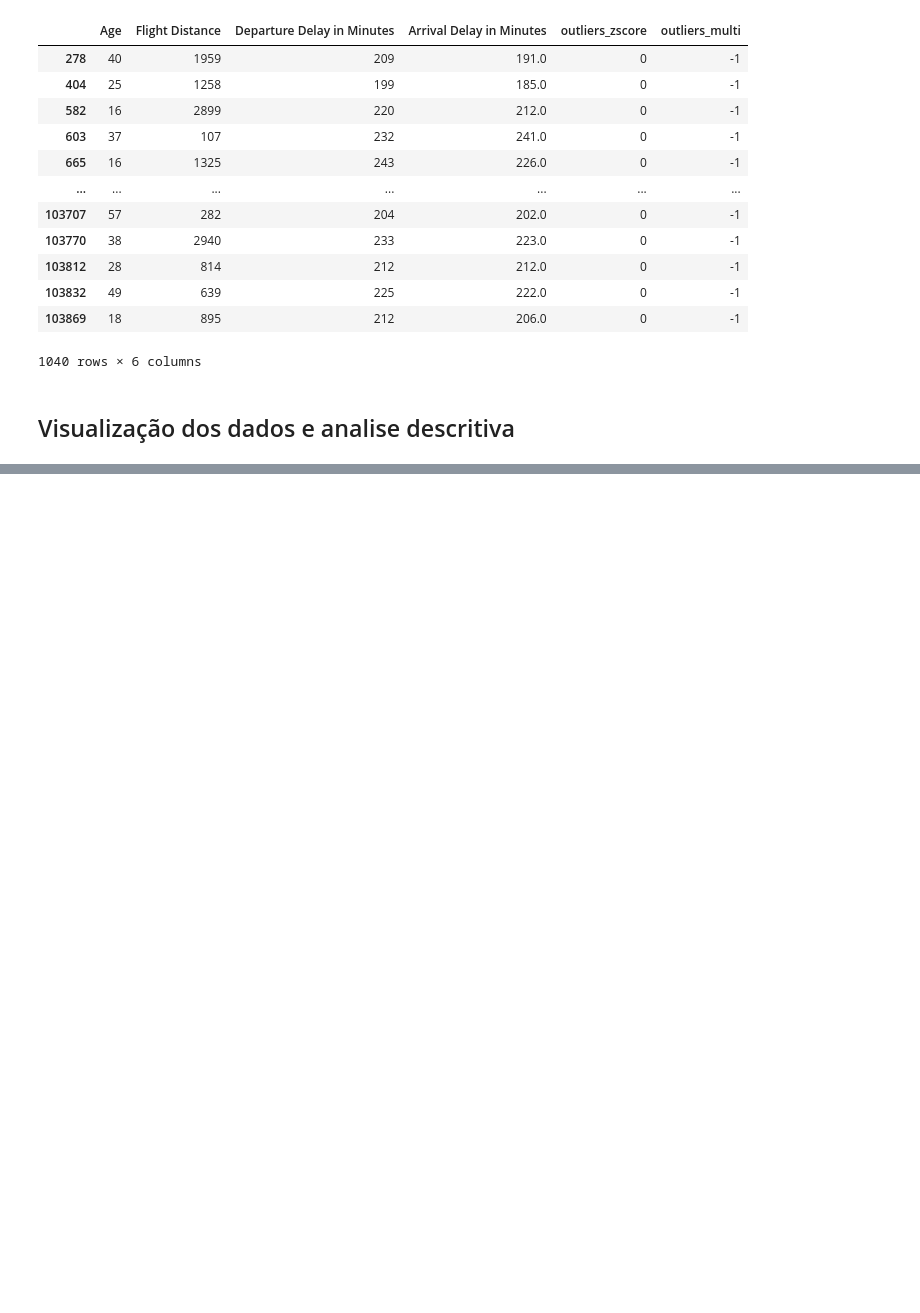
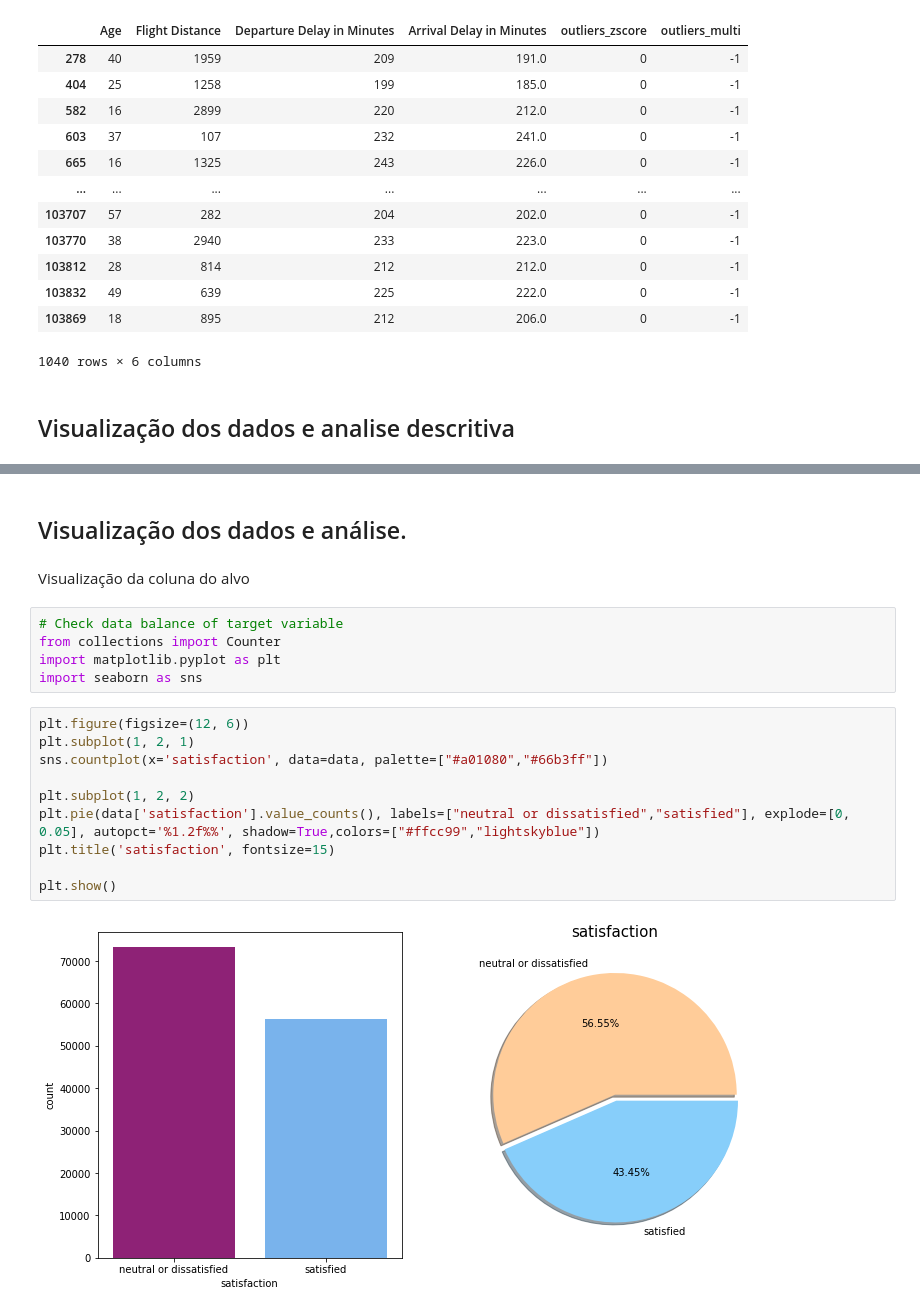
Before and after one commit to Pvcunha/introducao-ciencia-dados, a Jupyter notebook: introducao_ciencia_dados.ipynb, the cells around one changed output, grey strips where cells are left out. Cells and saved outputs as stored; diff of their text form; blank space fills up the shorter version.

```diff
--- a/introducao_ciencia_dados.ipynb
+++ b/introducao_ciencia_dados.ipynb
@@ -341,0 +425,21 @@ from scipy.stats import
+# %% [markdown]
+## Visualização dos dados e análise.
+# %% [markdown]
+Visualização da coluna do alvo
+# %%
+# Check data balance of target variable
+from collections import Counter
+import matplotlib.pyplot as plt
+import seaborn as sns
+# %%
+plt.figure(figsize=(12, 6))
+plt.subplot(1, 2, 1)
+sns.countplot(x='satisfaction', data=data, palette=["#a01080","#66b3ff"])
+
+plt.subplot(1, 2, 2)
+plt.pie(data['satisfaction'].value_counts(), labels=["neutral or dissatisfied","satisfied"], explode=[0, 0.05], autopct='%1.2f%%', shadow=True,colors=["#ffcc99","lightskyblue"])
+plt.title('satisfaction', fontsize=15)
+
+plt.show()
+# %% [output]
+[figure, added]
```
Also changed, not shown: parts of 36 cells of this notebook.
